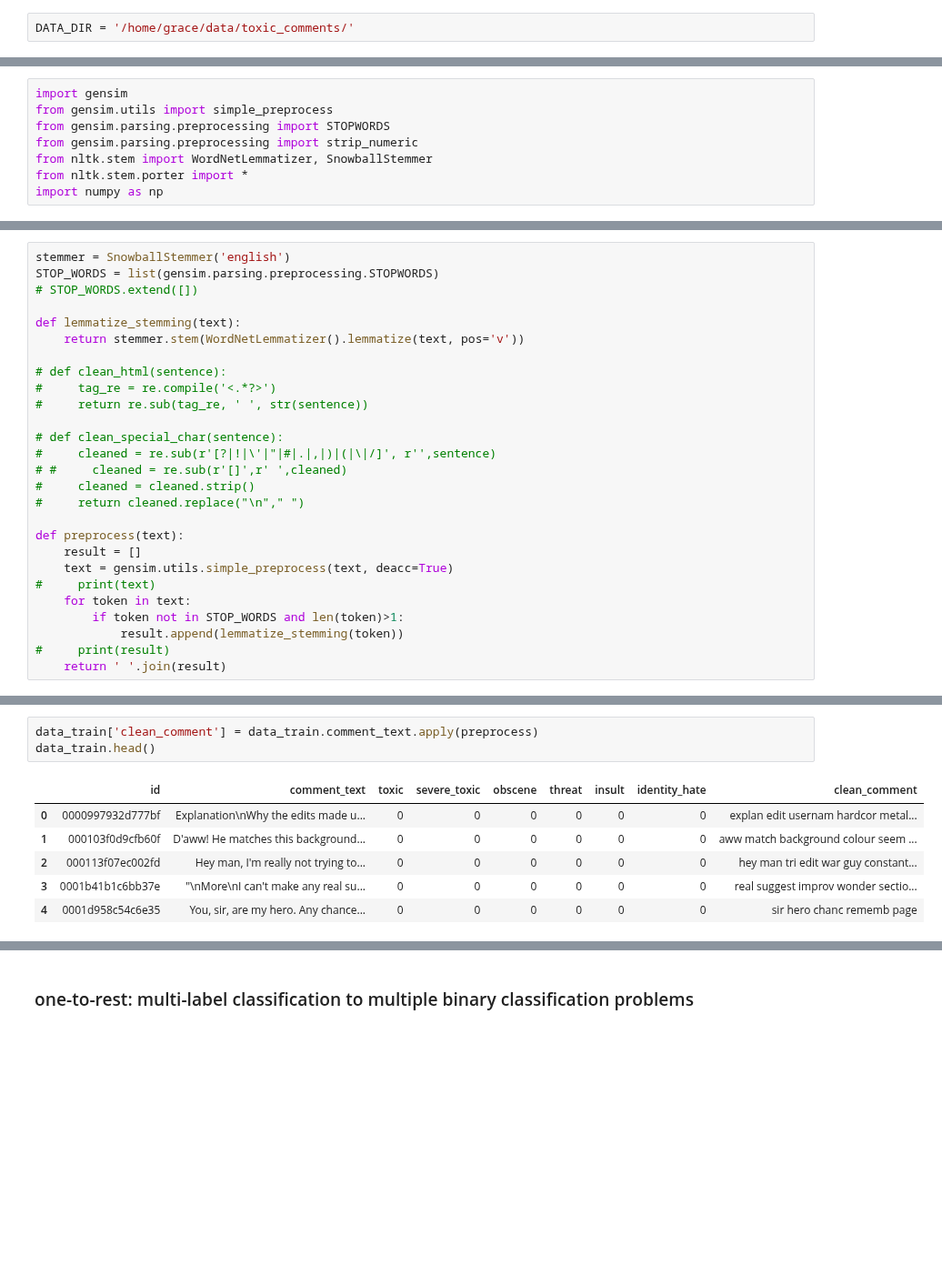
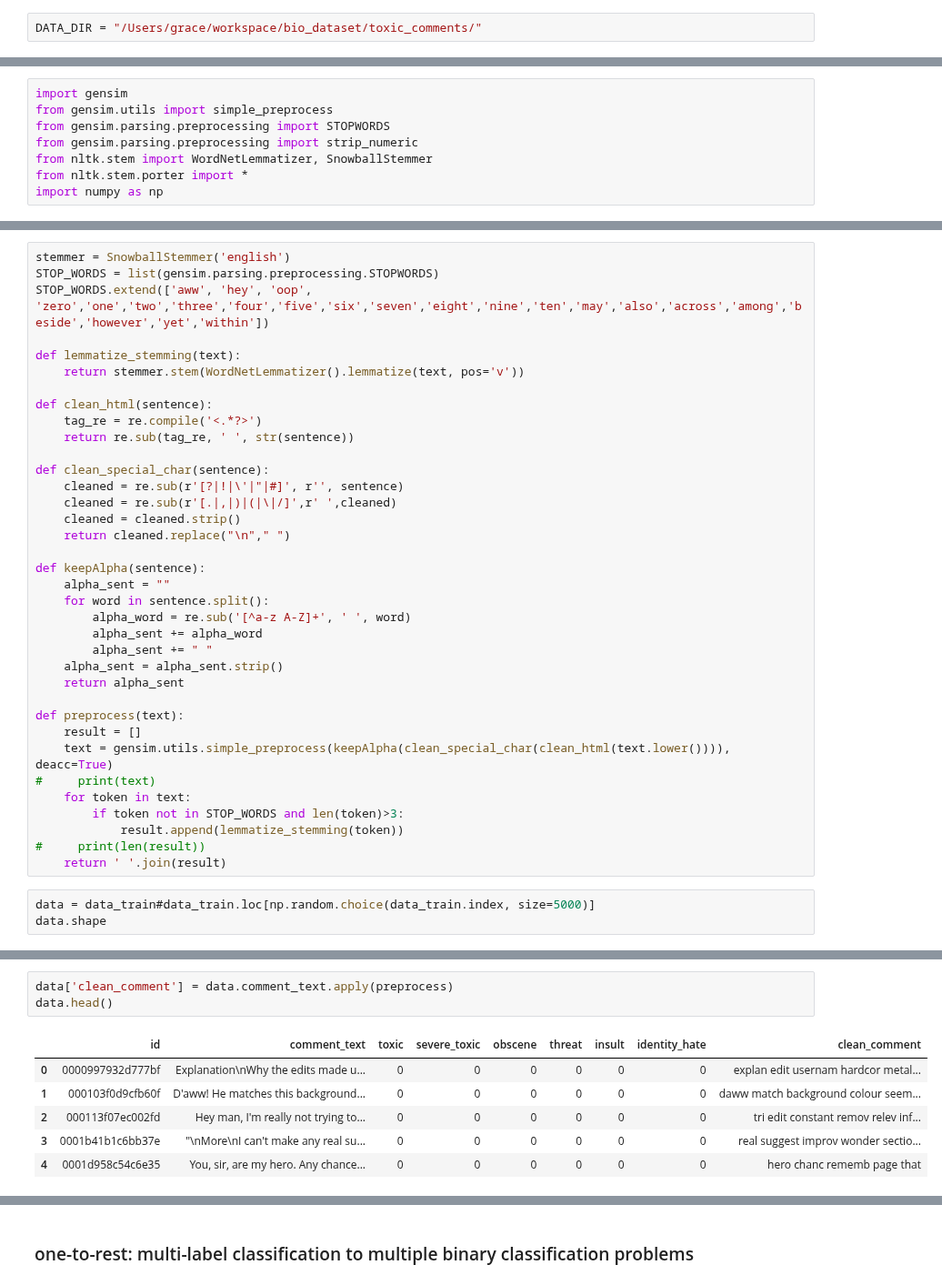
Before and after one commit to joyce04/NLP_N_Graph, a Jupyter notebook: text_classification/multi-label_classification.ipynb, the cells around one changed output, grey strips where cells are left out. Shown at 91% size. Saved outputs shown, nothing was run; the diff lists cells and outputs as text; blank space fills up the shorter version.

```diff
--- a/text_classification/multi-label_classification.ipynb
+++ b/text_classification/multi-label_classification.ipynb
@@ -13,7 +13,7 @@ import pandas as pd
 import matplotlib.pyplot as plt
 import seaborn as sns
 # %%
-DATA_DIR = '/home/grace/data/toxic_comments/'
+DATA_DIR = "/Users/grace/workspace/bio_dataset/toxic_comments/"
 # %%
 data_train = pd.read_csv(DATA_DIR+'train.csv')
 data_train.head()
@@ -89,27 +107,39 @@ True
 # %%
 stemmer = SnowballStemmer('english')
 STOP_WORDS = list(gensim.parsing.preprocessing.STOPWORDS)
-# STOP_WORDS.extend([])
+STOP_WORDS.extend(['aww', 'hey', 'oop', 'zero','one','two','three','four','five','six','seven','eight','nine','ten','may','also','across','among','beside','however','yet','within'])
 
 def lemmatize_stemming(text):
     return stemmer.stem(WordNetLemmatizer().lemmatize(text, pos='v'))
 
-# def clean_html(sentence):
-#     tag_re = re.compile('<.*?>')
-#     return re.sub(tag_re, ' ', str(sentence))
+def clean_html(sentence):
+    tag_re = re.compile('<.*?>')
+    return re.sub(tag_re, ' ', str(sentence))
 
-# def clean_special_char(sentence):
-#     cleaned = re.sub(r'[?|!|\'|"|#|.|,|)|(|\|/]', r'',sentence)
-# #     cleaned = re.sub(r'[]',r' ',cleaned)
-#     cleaned = cleaned.strip()
-#     return cleaned.replace("\n"," ")
+def clean_special_char(sentence):
+    cleaned = re.sub(r'[?|!|\'|"|#]', r'', sentence)
+    cleaned = re.sub(r'[.|,|)|(|\|/]',r' ',cleaned)
+    cleaned = cleaned.strip()
+    return cleaned.replace("\n"," ")
+
+def keepAlpha(sentence):
+    alpha_sent = ""
+    for word in sentence.split():
+        alpha_word = re.sub('[^a-z A-Z]+', ' ', word)
+        alpha_sent += alpha_word
+        alpha_sent += " "
+    alpha_sent = alpha_sent.strip()
+    return alpha_sent
 
 def preprocess(text):
     result = []
-    text = gensim.utils.simple_preprocess(text, deacc=True)
+    text = gensim.utils.simple_preprocess(keepAlpha(clean_special_char(clean_html(text.lower()))), deacc=True)
 #     print(text)
     for token in text:
-        if token not in STOP_WORDS and len(token)>1:
+        if token not in STOP_WORDS and len(token)>3:
             result.append(lemmatize_stemming(token))
-#     print(result)
+#     print(len(result))
     return ' '.join(result)
+# %%
+data = data_train#data_train.loc[np.random.choice(data_train.index, size=5000)]
+data.shape
@@ -116,13 +157,13 @@ def preprocess(text):
 # %%
-data_train['clean_comment'] = data_train.comment_text.apply(preprocess)
-data_train.head()
+data['clean_comment'] = data.comment_text.apply(preprocess)
+data.head()
 # %% [output]
 |  | id | comment_text | toxic | severe_toxic | obscene | threat | insult | identity_hate | clean_comment |
 | 0 | 0000997932d777bf | Explanation\nWhy the edits made u... | 0 | 0 | 0 | 0 | 0 | 0 | explan edit usernam hardcor metal... |
-| 1 | 000103f0d9cfb60f | D'aww! He matches this background... | 0 | 0 | 0 | 0 | 0 | 0 | aww match background colour seem ... |
-| 2 | 000113f07ec002fd | Hey man, I'm really not trying to... | 0 | 0 | 0 | 0 | 0 | 0 | hey man tri edit war guy constant... |
+| 1 | 000103f0d9cfb60f | D'aww! He matches this background... | 0 | 0 | 0 | 0 | 0 | 0 | daww match background colour seem... |
+| 2 | 000113f07ec002fd | Hey man, I'm really not trying to... | 0 | 0 | 0 | 0 | 0 | 0 | tri edit constant remov relev inf... |
 | 3 | 0001b41b1c6bb37e | "\nMore\nI can't make any real su... | 0 | 0 | 0 | 0 | 0 | 0 | real suggest improv wonder sectio... |
-| 4 | 0001d958c54c6e35 | You, sir, are my hero. Any chance... | 0 | 0 | 0 | 0 | 0 | 0 | sir hero chanc rememb page |
+| 4 | 0001d958c54c6e35 | You, sir, are my hero. Any chance... | 0 | 0 | 0 | 0 | 0 | 0 | hero chanc rememb page that |
 # %%
 from sklearn.model_selection import train_test_split
 
```
Also changed, not shown: parts of 13 cells of this notebook.
